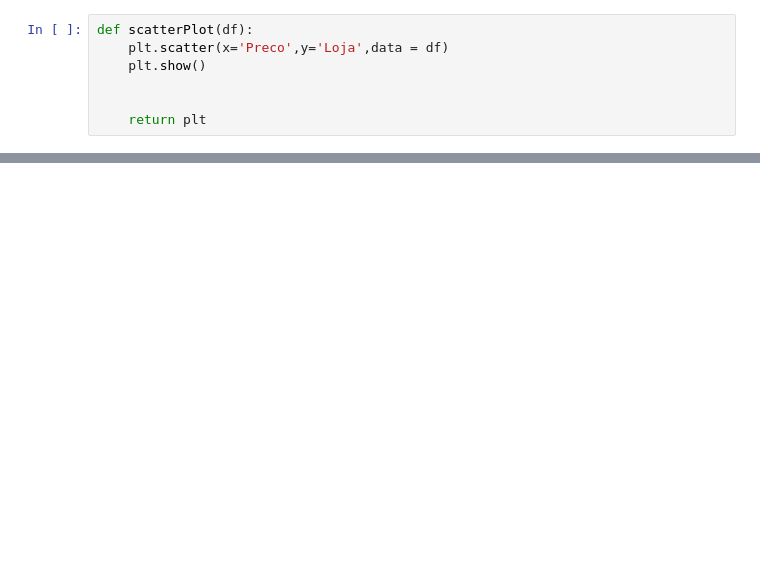
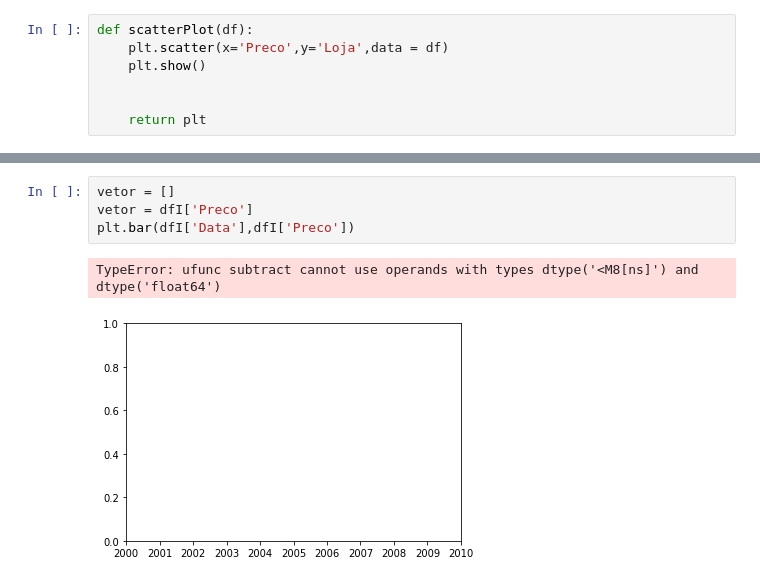
Before and after one commit to brauliolucas/mquantitativos, a Jupyter notebook: Analise - Trabalho Final.ipynb, the cells around one changed output, grey strips where cells are left out. Drawn from its saved outputs; the diff is of its cells as text; blank space fills up the shorter version.

```diff
--- a/Analise - Trabalho Final.ipynb
+++ b/Analise - Trabalho Final.ipynb
@@ -79,0 +132,7 @@ def scatterPlot(df):
+# %%
+vetor = []
+vetor = dfI['Preco']
+plt.bar(dfI['Data'],dfI['Preco'])
+# %% [output]
+TypeError: ufunc subtract cannot use operands with types dtype('<M8[ns]') and dtype('float64')
+[figure, added]
```
Also changed, not shown: parts of 9 cells of this notebook.
